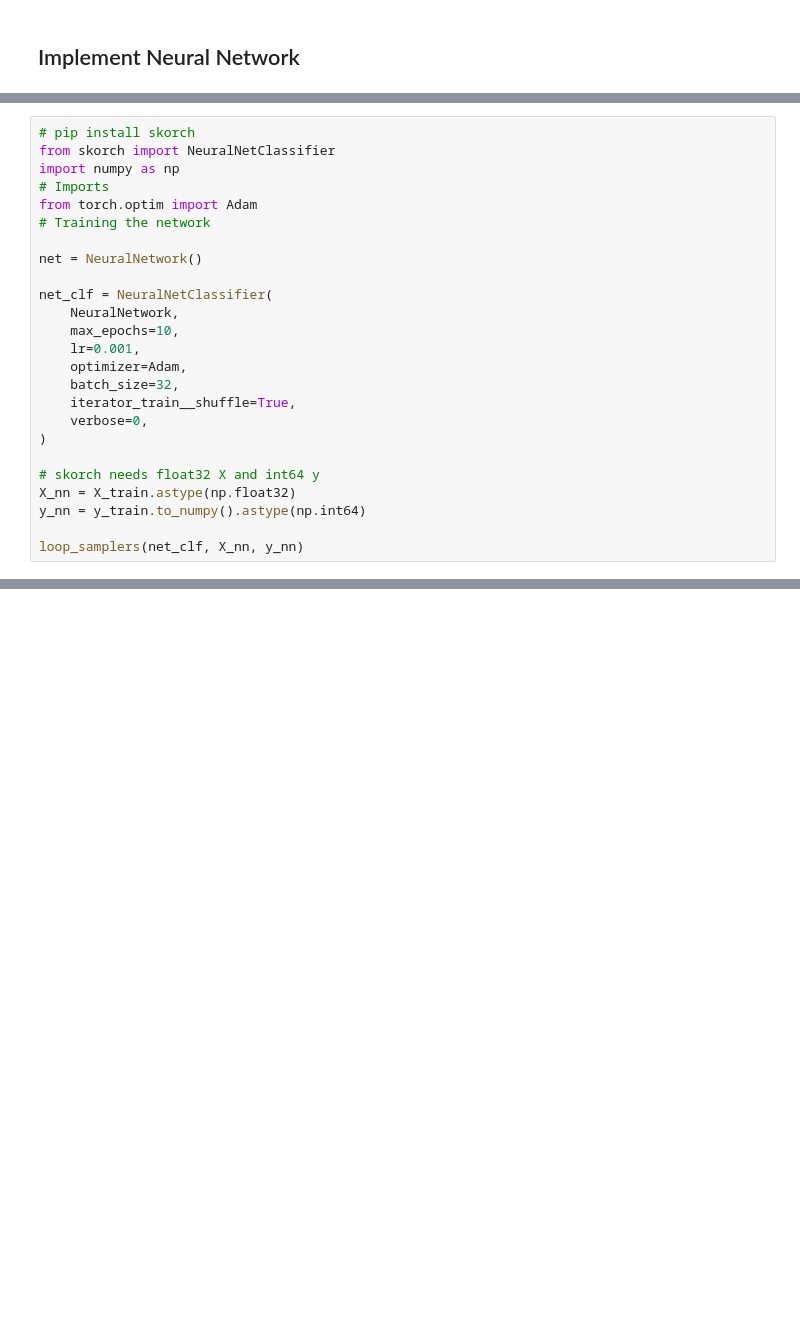
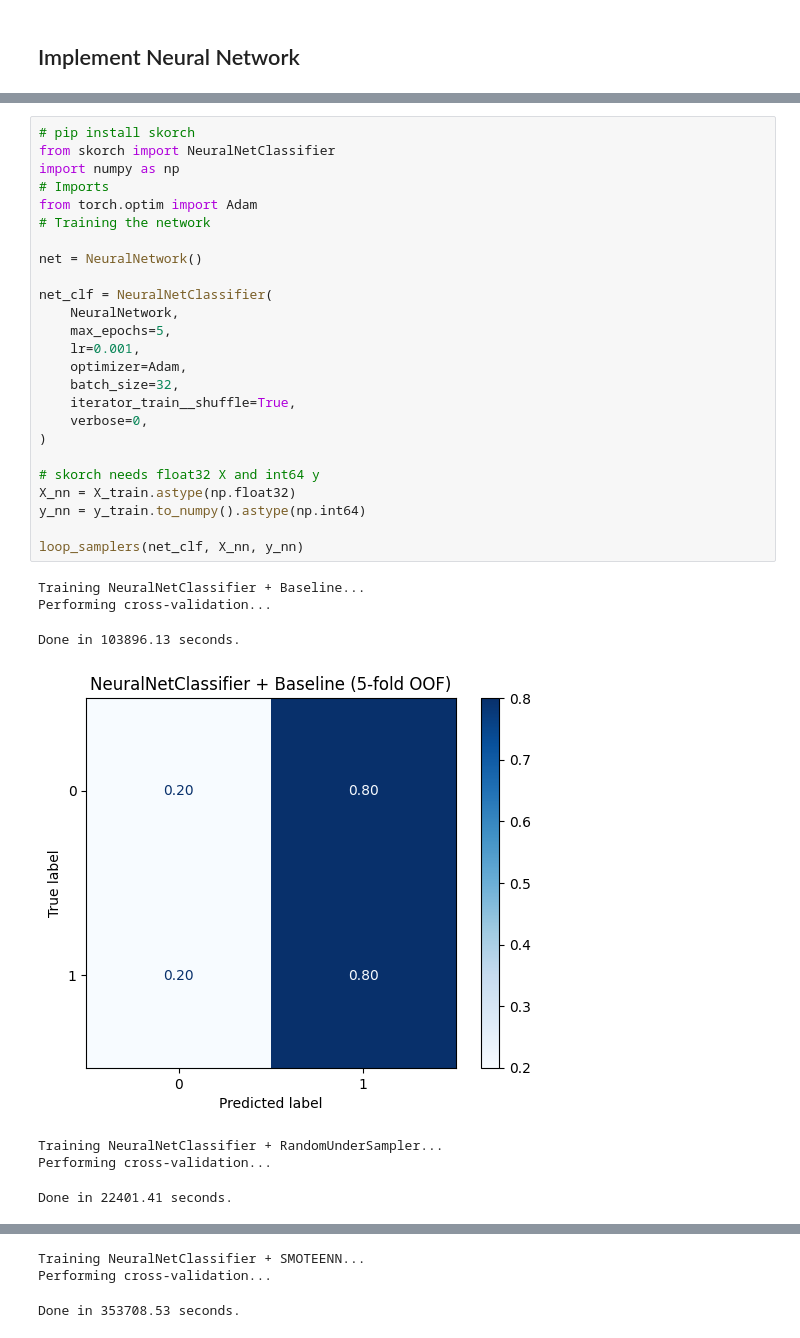
Before and after one commit to TimAngevare/Adversarial-Attacks-on-Class-Imbalanced-Lending-Default-Models, a Jupyter notebook: Advesarial_attacks.ipynb, the cells around one changed output, grey strips where cells are left out. Cells and saved outputs as stored; diff of their text form; blank space fills up the shorter version.

```diff
--- a/Advesarial_attacks.ipynb
+++ b/Advesarial_attacks.ipynb
@@ -853,25 +1038,33 @@ NeuralNetwork(
 # %%
 # pip install skorch
 from skorch import NeuralNetClassifier
 import numpy as np
 # Imports
 from torch.optim import Adam
 # Training the network
 
 net = NeuralNetwork()
 
 net_clf = NeuralNetClassifier(
     NeuralNetwork,
-    max_epochs=10,
+    max_epochs=5,
     lr=0.001,
     optimizer=Adam,
     batch_size=32,
     iterator_train__shuffle=True,
     verbose=0,
 )
 
 # skorch needs float32 X and int64 y
 X_nn = X_train.astype(np.float32)
 y_nn = y_train.to_numpy().astype(np.int64)
 
 loop_samplers(net_clf, X_nn, y_nn)
+# %% [output]
+Training NeuralNetClassifier + Baseline...
+Performing cross-validation...
+Done in 103896.13 seconds.
+[figure, added]
+Training NeuralNetClassifier + RandomUnderSampler...
+Performing cross-validation...
+Done in 22401.41 seconds.
@@ -877,0 +1072,3 @@ loop_samplers(net_clf, X_nn, y_nn)
+Training NeuralNetClassifier + SMOTEENN...
+Performing cross-validation...
+Done in 353708.53 seconds.
```
Also changed, not shown: parts of 14 cells of this notebook.
